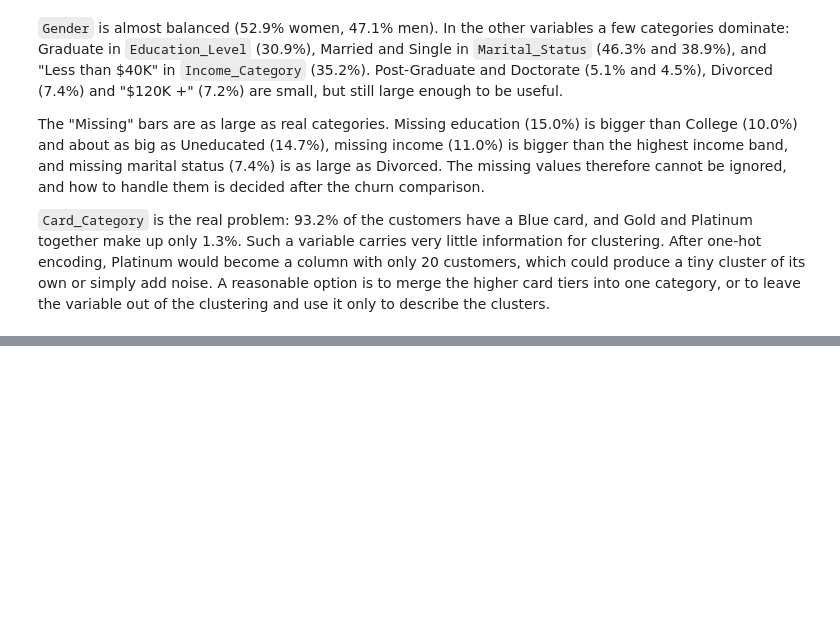
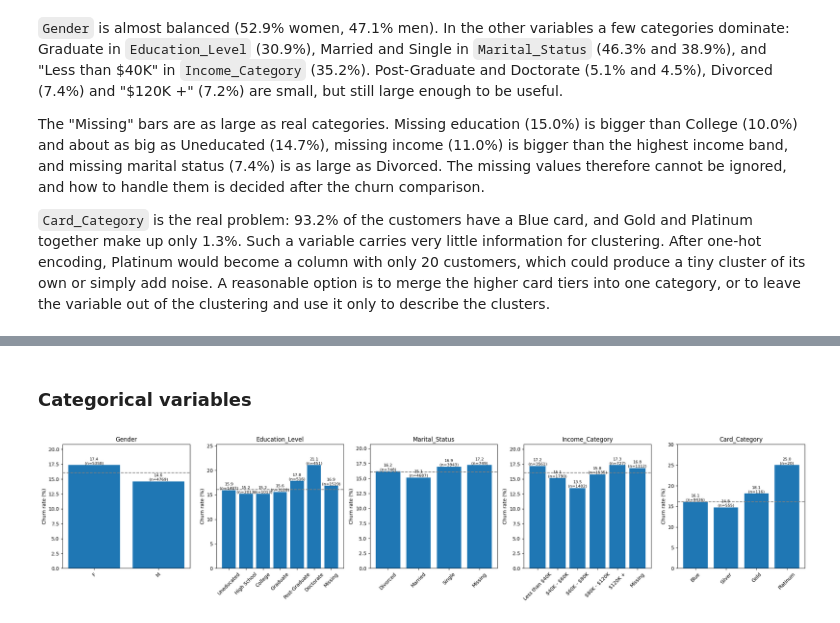
Before and after one commit to d3m1d0s/FoML_projects, a Jupyter notebook: project_1/bankchurners_eda_clustering.ipynb, the cells around one changed output, grey strips where cells are left out. Saved outputs shown, nothing was run; the diff lists cells and outputs as text; code cells hidden in the pictures; blank space fills up the shorter version.

```diff
--- a/project_1/bankchurners_eda_clustering.ipynb
+++ b/project_1/bankchurners_eda_clustering.ipynb
@@ -664,0 +716,6 @@ The "Missing" bars are as large as real categories. Missing education (15.0%) is
+# %% [markdown]
+### Categorical variables
+# %%
+plot_churn_rates(cat_cols, figsize=(22, 5), rotation=45)
+# %% [output]
+[figure, added]
```
Also changed, not shown: parts of 7 cells of this notebook.
